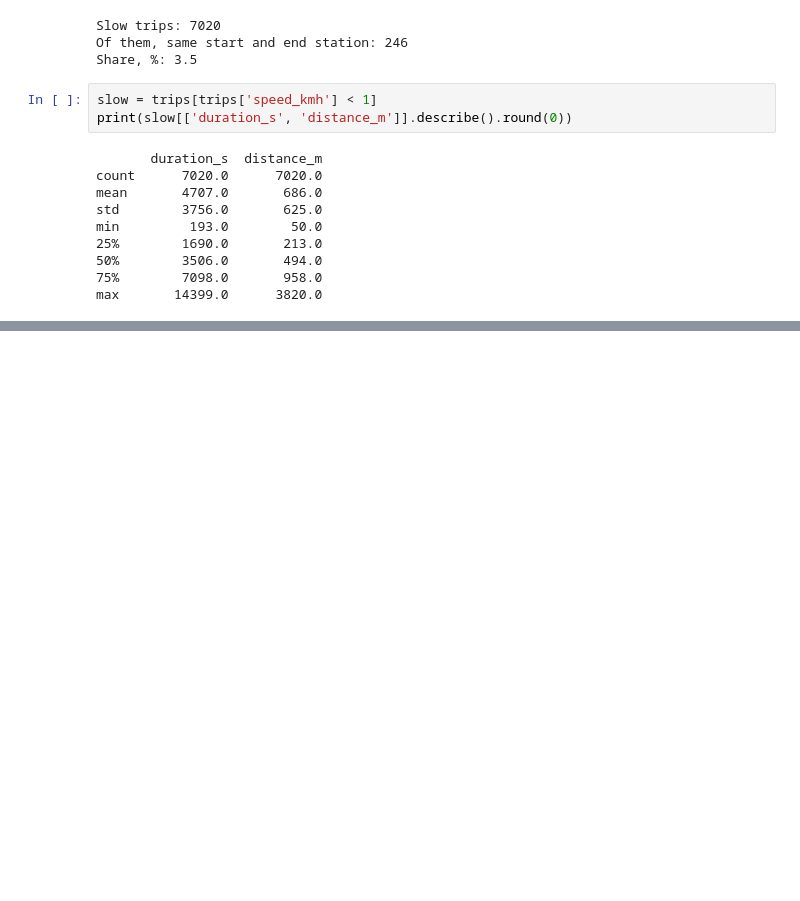
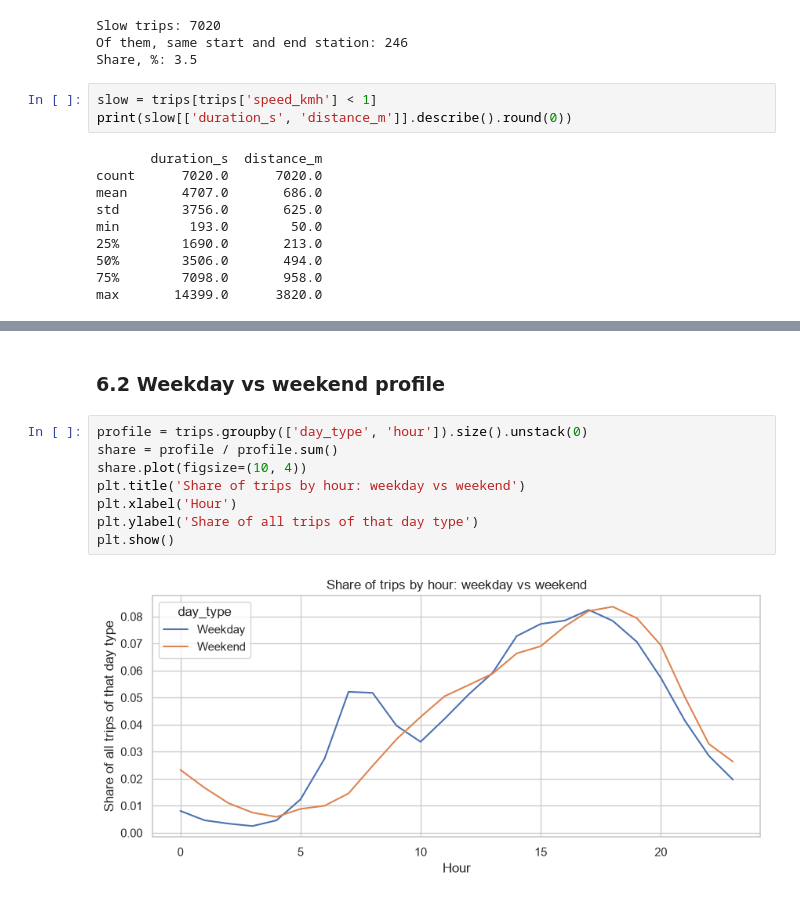
Before and after one commit to NatalyaKim21/bikeflow, a Jupyter notebook: notebooks/01_eda.ipynb, the cells around one changed output, grey strips where cells are left out. Cells and saved outputs as stored; diff of their text form; blank space fills up the shorter version.

```diff
--- a/notebooks/01_eda.ipynb
+++ b/notebooks/01_eda.ipynb
@@ -234,0 +247,12 @@ max       14399.0      3820.0
+# %% [markdown]
+### 6.2 Weekday vs weekend profile
+# %%
+profile = trips.groupby(['day_type', 'hour']).size().unstack(0)
+share = profile / profile.sum()
+share.plot(figsize=(10, 4))
+plt.title('Share of trips by hour: weekday vs weekend')
+plt.xlabel('Hour')
+plt.ylabel('Share of all trips of that day type')
+plt.show()
+# %% [output]
+[figure, added]
```
Also changed, not shown: parts of 6 cells of this notebook.
